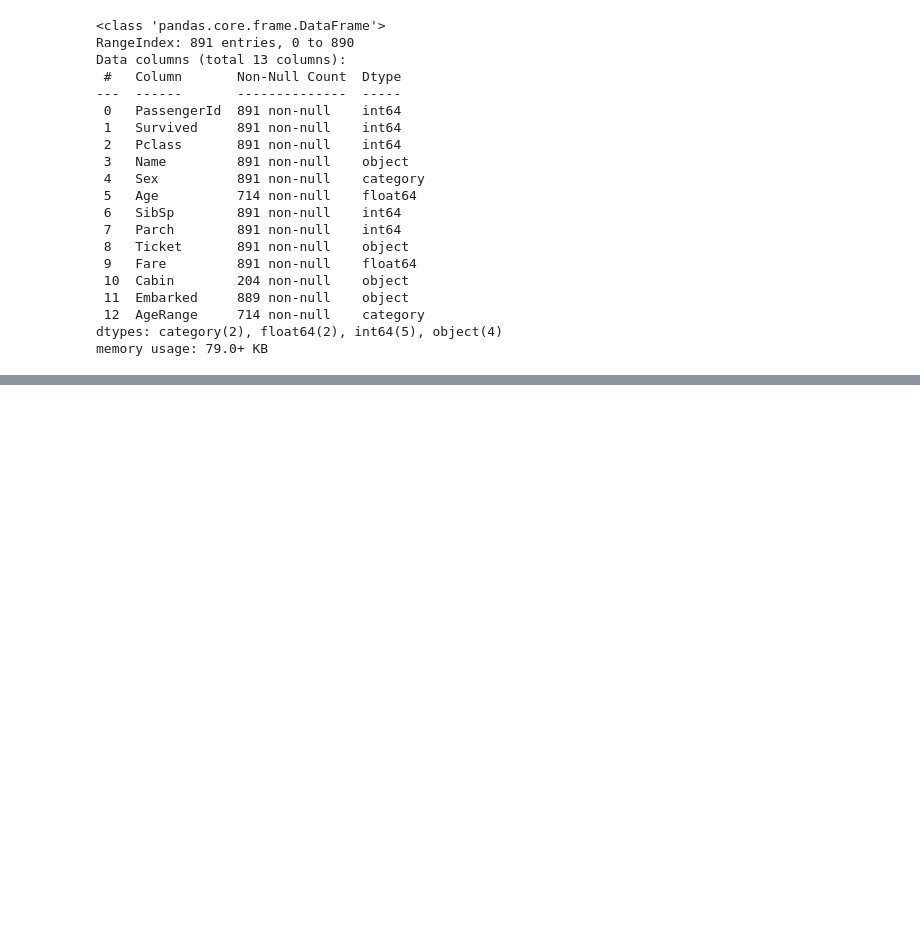
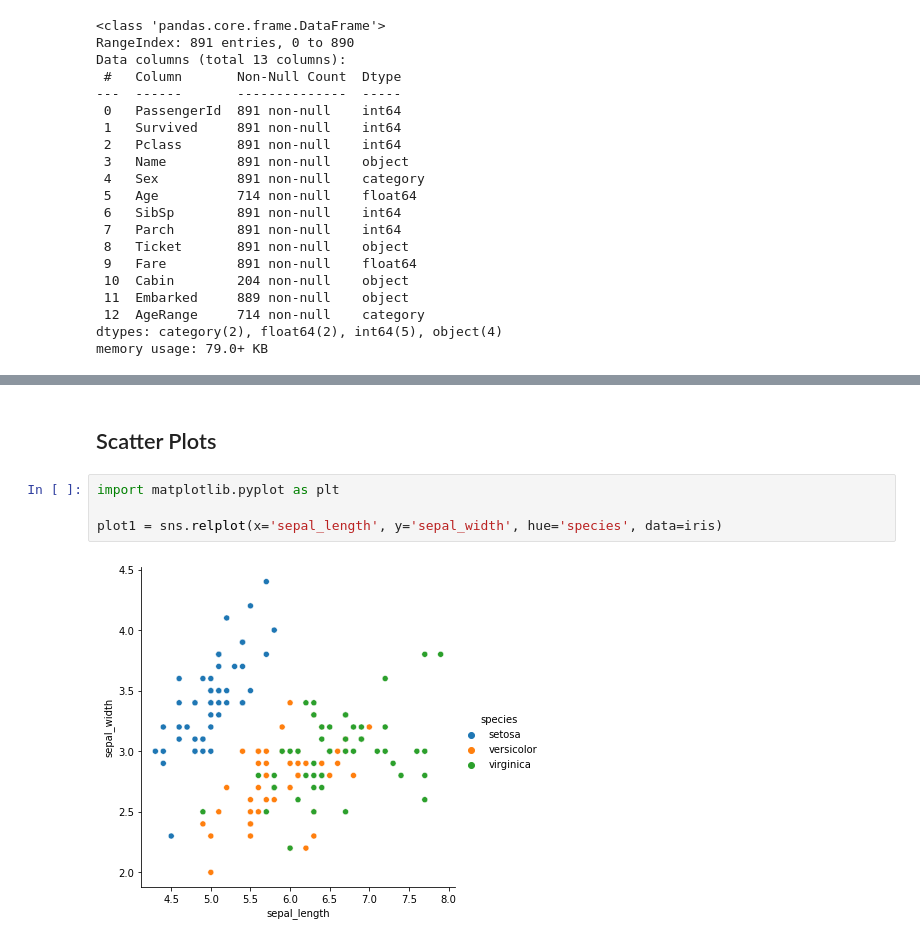
Before and after one commit to TheGAITORClub/Resources, a Jupyter notebook: Lectures/Week2/Week2.ipynb, the cells around one changed output, grey strips where cells are left out. Cells and saved outputs as stored; diff of their text form; blank space fills up the shorter version.

```diff
--- a/Lectures/Week2/Week2.ipynb
+++ b/Lectures/Week2/Week2.ipynb
@@ -151,0 +189,8 @@ count_age_sex.unstack().plot.bar(color=['orange', 'blue', 'darkorange', 'darkblu
+# %% [markdown]
+## Scatter Plots
+# %%
+import matplotlib.pyplot as plt
+
+plot1 = sns.relplot(x='sepal_length', y='sepal_width', hue='species', data=iris)
+# %% [output]
+[figure, added]
```
Also changed, not shown: parts of 47 cells of this notebook.
